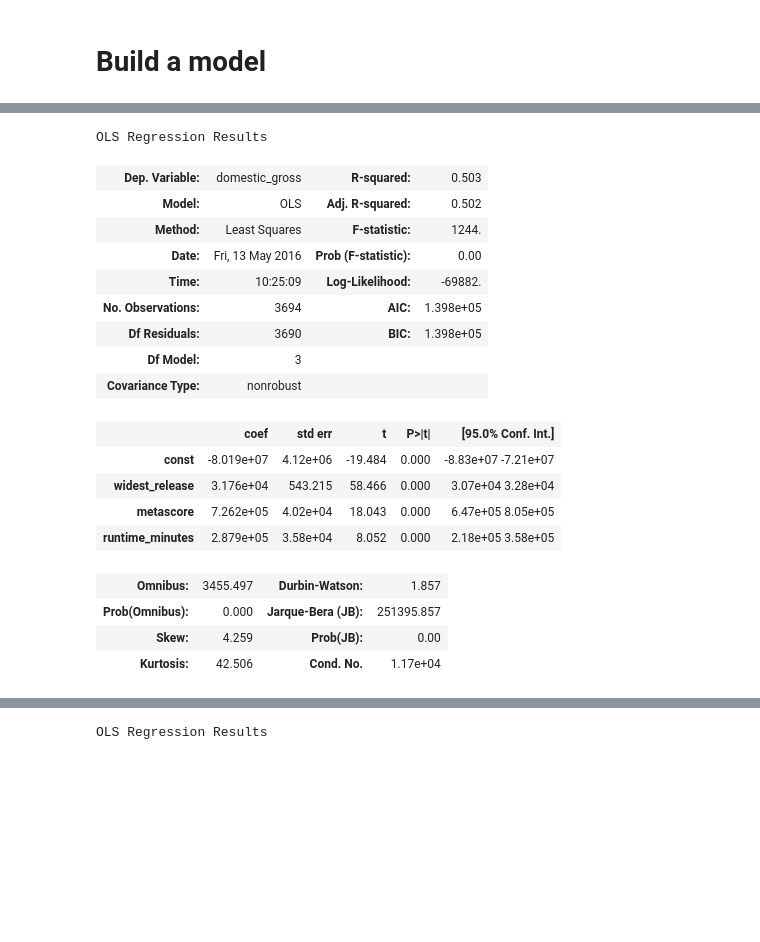
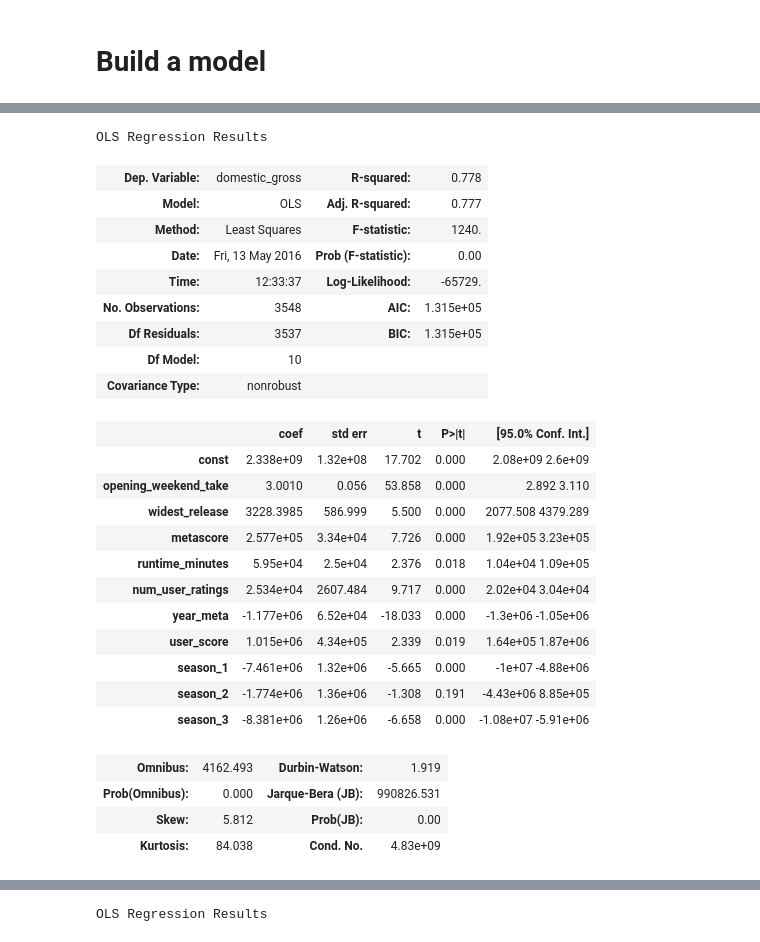
Before and after one commit to ilanwei/Team_The-rookie, a Jupyter notebook: Model_1.ipynb, the cells around one changed output, grey strips where cells are left out. Drawn from its saved outputs; the diff is of its cells as text; code cells hidden in the pictures; blank space fills up the shorter version.

```diff
--- a/Model_1.ipynb
+++ b/Model_1.ipynb
@@ -137,5 +151,5 @@ See the the caveats in the documentation: http://pandas.pydata.org/pandas-docs/s
 # %%
-movie_model = movie_final.dropna(subset=['domestic_gross'])
+movie_model = movie_final.dropna(subset=[['domestic_gross','Season']], how='any')
 #movie_final.dropna(subset=['domestic_gross'], inplace=True) -- if wants to overwrite the old df
 
 movie_model=movie_model.fillna(movie_model.mean())
@@ -174,2 +190,15 @@ movie_model.describe()
 # %% [markdown]
 # Build a model
+# %%
+#leave out for now: production_budget,director_meta
+#dummies created for season from release_date
+
+features= ['opening_per_theater','opening_weekend_take','widest_release','metascore','runtime_minutes','num_user_ratings',
+           'year_meta', 'user_score', 'season_1','season_2','season_3']
+
+
+import statsmodels.api as sm
+Y = movie_model['domestic_gross']
+X = sm.add_constant(movie_model[features])
+model_1 = sm.OLS(Y, X).fit()
+model_1.summary()
@@ -176,31 +233,37 @@ movie_model.describe()
 # %%
-features = ['widest_release',
-           'metascore',
-           'runtime_minutes']
-#opening_weekend_take, opening_per_theater, num_user_ratings
+features= ['opening_weekend_take','widest_release','metascore','runtime_minutes','num_user_ratings',
+           'year_meta', 'user_score', 'season_1','season_2','season_3']
+
 
 import statsmodels.api as sm
-Y = movie_model_1['domestic_gross']
-X = sm.add_constant(movie_model_1[features])
-model_1 = sm.OLS(Y, X).fit()
-model_1.summary()
+Y = movie_model['domestic_gross']
+X = sm.add_constant(movie_model[features])
+model_2 = sm.OLS(Y, X).fit()
+model_2.summary()
 # %% [output]
 OLS Regression Results
-| Dep. Variable: | domestic_gross | R-squared: | 0.503 |
-| Model: | OLS | Adj. R-squared: | 0.502 |
-| Method: | Least Squares | F-statistic: | 1244. |
+| Dep. Variable: | domestic_gross | R-squared: | 0.778 |
+| Model: | OLS | Adj. R-squared: | 0.777 |
+| Method: | Least Squares | F-statistic: | 1240. |
 | Date: | Fri, 13 May 2016 | Prob (F-statistic): | 0.00 |
-| Time: | 10:25:09 | Log-Likelihood: | -69882. |
-| No. Observations: | 3694 | AIC: | 1.398e+05 |
-| Df Residuals: | 3690 | BIC: | 1.398e+05 |
-| Df Model: | 3 |  |  |
+| Time: | 12:33:37 | Log-Likelihood: | -65729. |
+| No. Observations: | 3548 | AIC: | 1.315e+05 |
+| Df Residuals: | 3537 | BIC: | 1.315e+05 |
+| Df Model: | 10 |  |  |
 | Covariance Type: | nonrobust |  |  |
 |  | coef | std err | t | P>|t| | [95.0% Conf. Int.] |
-| const | -8.019e+07 | 4.12e+06 | -19.484 | 0.000 | -8.83e+07 -7.21e+07 |
-| widest_release | 3.176e+04 | 543.215 | 58.466 | 0.000 | 3.07e+04 3.28e+04 |
-| metascore | 7.262e+05 | 4.02e+04 | 18.043 | 0.000 | 6.47e+05 8.05e+05 |
-| runtime_minutes | 2.879e+05 | 3.58e+04 | 8.052 | 0.000 | 2.18e+05 3.58e+05 |
+| const | 2.338e+09 | 1.32e+08 | 17.702 | 0.000 | 2.08e+09 2.6e+09 |
+| opening_weekend_take | 3.0010 | 0.056 | 53.858 | 0.000 | 2.892 3.110 |
+| widest_release | 3228.3985 | 586.999 | 5.500 | 0.000 | 2077.508 4379.289 |
+| metascore | 2.577e+05 | 3.34e+04 | 7.726 | 0.000 | 1.92e+05 3.23e+05 |
+| runtime_minutes | 5.95e+04 | 2.5e+04 | 2.376 | 0.018 | 1.04e+04 1.09e+05 |
+| num_user_ratings | 2.534e+04 | 2607.484 | 9.717 | 0.000 | 2.02e+04 3.04e+04 |
+| year_meta | -1.177e+06 | 6.52e+04 | -18.033 | 0.000 | -1.3e+06 -1.05e+06 |
+| user_score | 1.015e+06 | 4.34e+05 | 2.339 | 0.019 | 1.64e+05 1.87e+06 |
+| season_1 | -7.461e+06 | 1.32e+06 | -5.665 | 0.000 | -1e+07 -4.88e+06 |
+| season_2 | -1.774e+06 | 1.36e+06 | -1.308 | 0.191 | -4.43e+06 8.85e+05 |
+| season_3 | -8.381e+06 | 1.26e+06 | -6.658 | 0.000 | -1.08e+07 -5.91e+06 |
-| Omnibus: | 3455.497 | Durbin-Watson: | 1.857 |
-| Prob(Omnibus): | 0.000 | Jarque-Bera (JB): | 251395.857 |
-| Skew: | 4.259 | Prob(JB): | 0.00 |
-| Kurtosis: | 42.506 | Cond. No. | 1.17e+04 |
+| Omnibus: | 4162.493 | Durbin-Watson: | 1.919 |
+| Prob(Omnibus): | 0.000 | Jarque-Bera (JB): | 990826.531 |
+| Skew: | 5.812 | Prob(JB): | 0.00 |
+| Kurtosis: | 84.038 | Cond. No. | 4.83e+09 |
```
Also changed, not shown: parts of 11 cells of this notebook.
